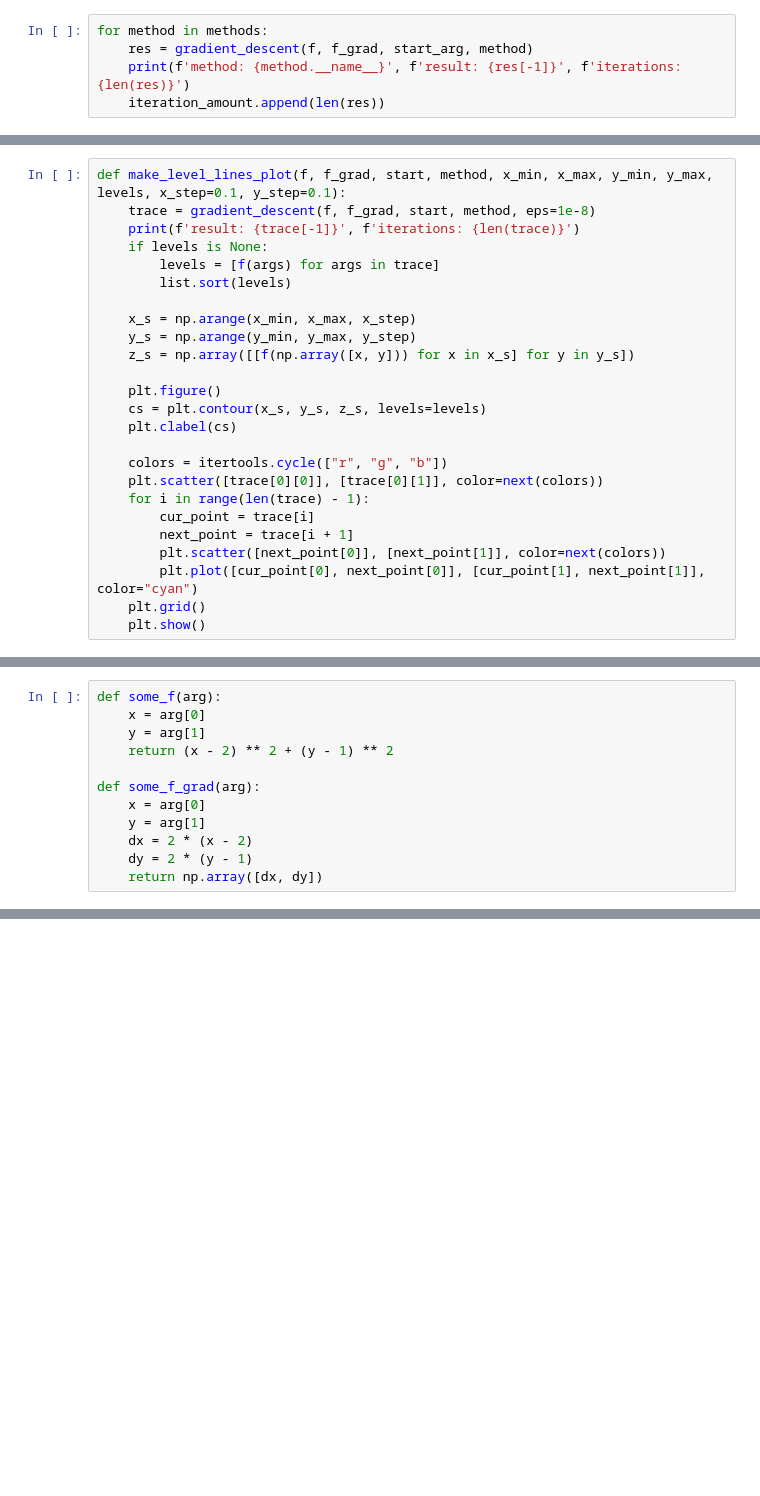
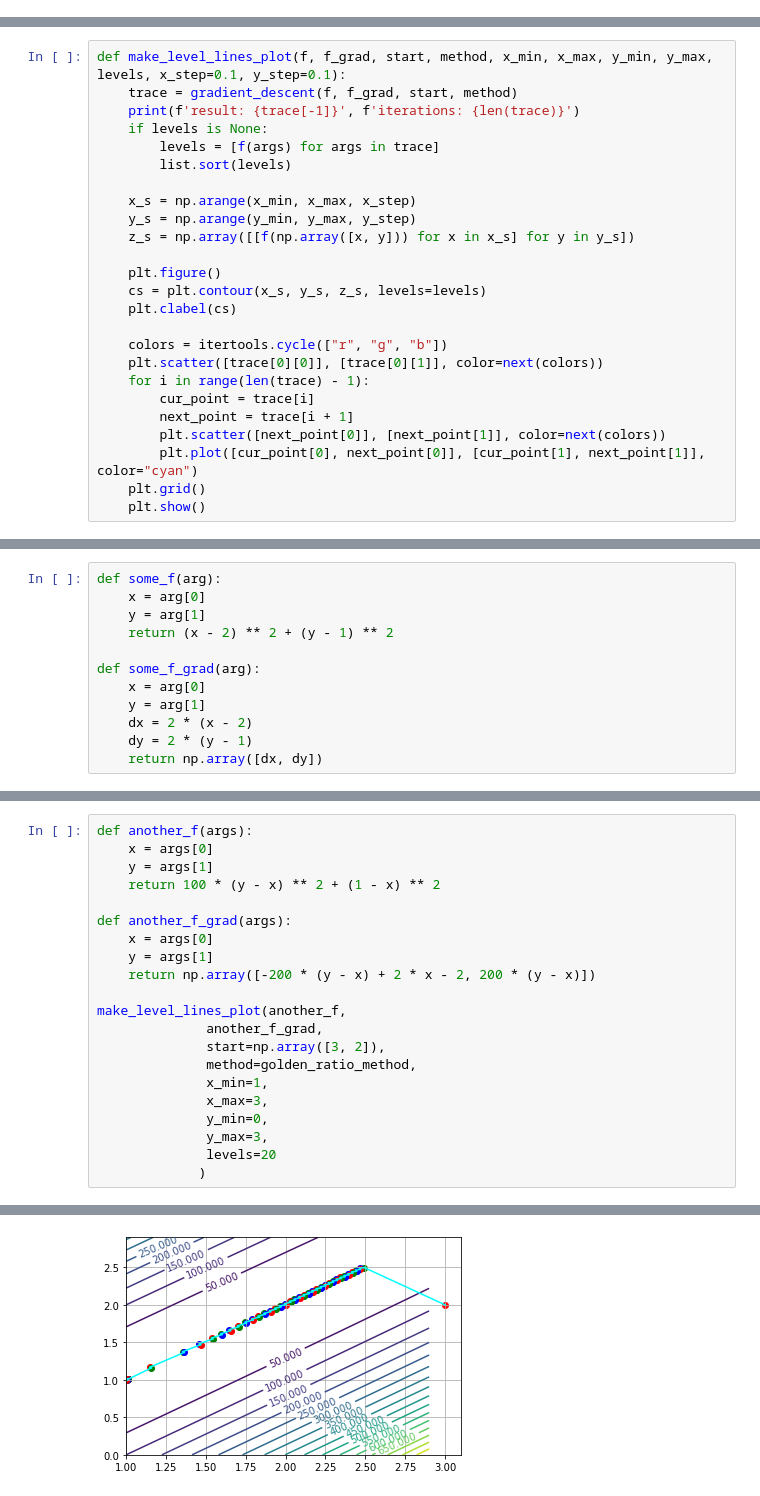
Before and after one commit to pool-party/optimization-methods, a Jupyter notebook: first-order/gradient_descent_plots.ipynb, the cells around one changed output, grey strips where cells are left out. Drawn from its saved outputs; the diff is of its cells as text; blank space fills up the shorter version.

```diff
--- a/first-order/gradient_descent_plots.ipynb
+++ b/first-order/gradient_descent_plots.ipynb
@@ -30,5 +23,0 @@ iteration_amount = []
-# %%
-for method in methods:
-    res = gradient_descent(f, f_grad, start_arg, method)
-    print(f'method: {method.__name__}', f'result: {res[-1]}', f'iterations: {len(res)}')
-    iteration_amount.append(len(res))
@@ -39,6 +24,6 @@ method: golden_ratio_method result: 3.0 iterations: 2
 # %%
 def make_level_lines_plot(f, f_grad, start, method, x_min, x_max, y_min, y_max, levels, x_step=0.1, y_step=0.1):
-    trace = gradient_descent(f, f_grad, start, method, eps=1e-8)
+    trace = gradient_descent(f, f_grad, start, method)
     print(f'result: {trace[-1]}', f'iterations: {len(trace)}')
     if levels is None:
         levels = [f(args) for args in trace]
@@ -112,0 +92,22 @@ result: [2. 1.] iterations: 4
+# %%
+def another_f(args):
+    x = args[0]
+    y = args[1]
+    return 100 * (y - x) ** 2 + (1 - x) ** 2
+
+def another_f_grad(args):
+    x = args[0]
+    y = args[1]
+    return np.array([-200 * (y - x) + 2 * x - 2, 200 * (y - x)])
+
+make_level_lines_plot(another_f,
+              another_f_grad,
+              start=np.array([3, 2]),
+              method=golden_ratio_method,
+              x_min=1,
+              x_max=3,
+              y_min=0,
+              y_max=3,
+              levels=20
+             )
+# %% [output]
@@ -112,0 +115 @@ result: [2. 1.] iterations: 4
+[figure, added]
```
Also changed, not shown: parts of 8 cells of this notebook, 1 other file.
